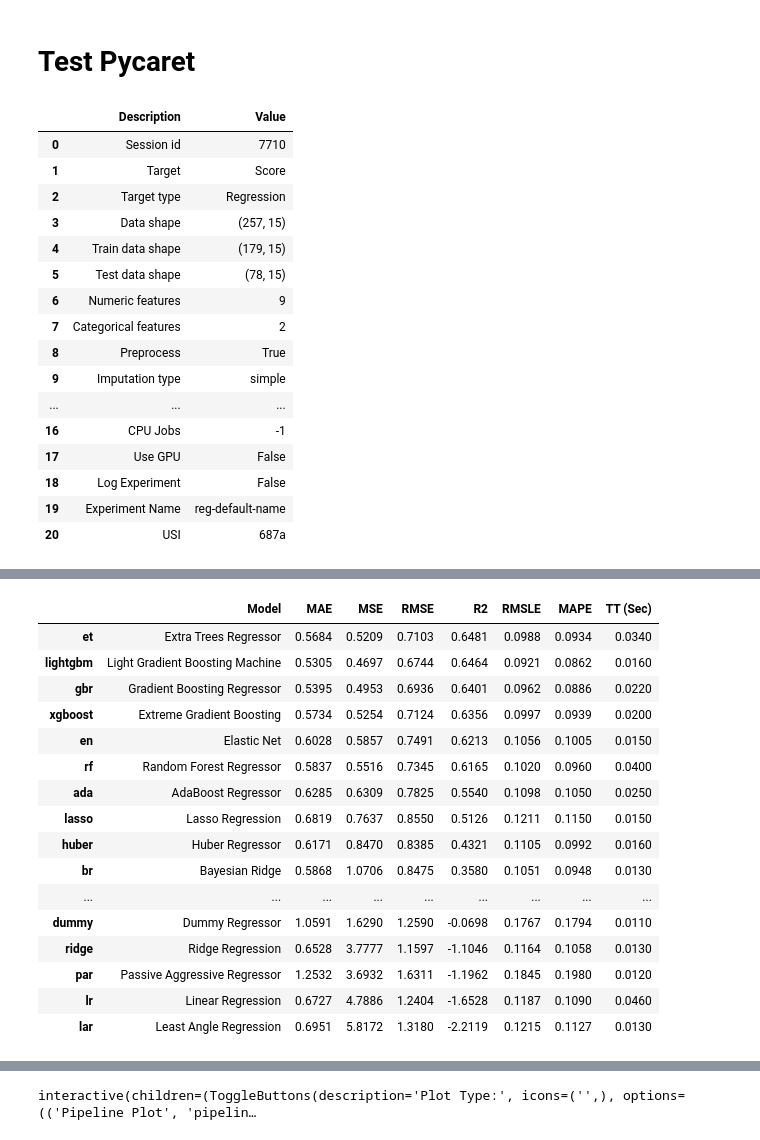
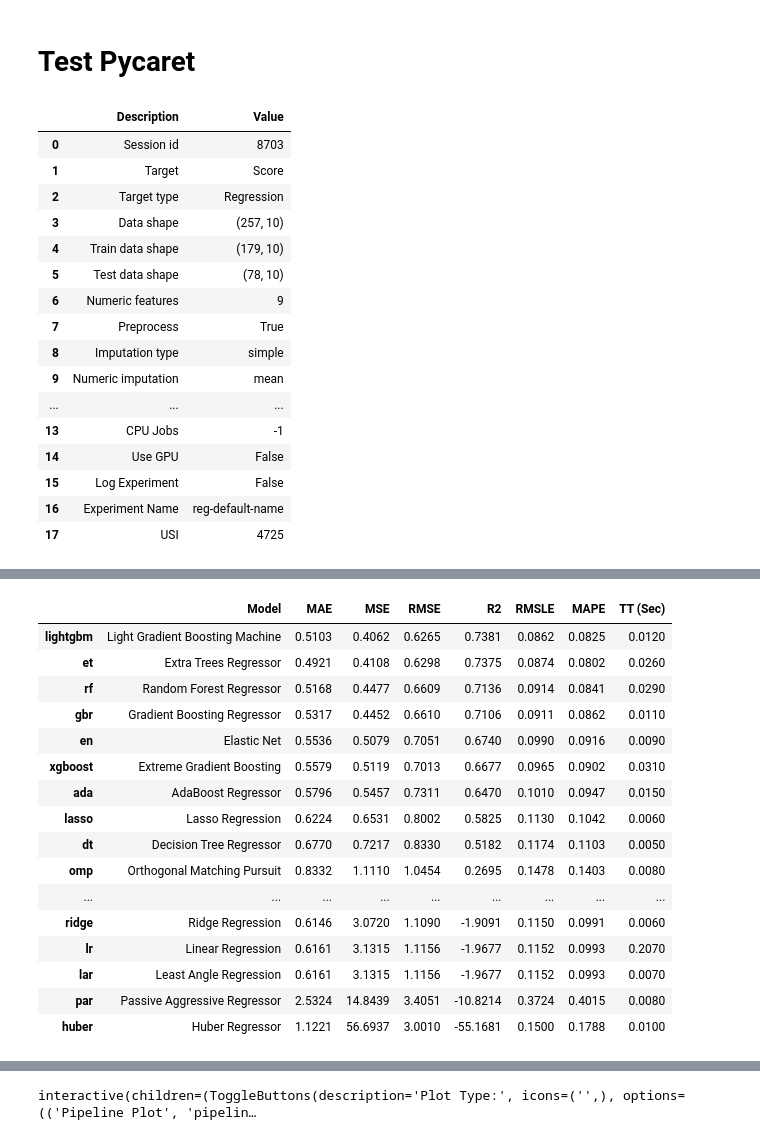
Before and after one commit to Tomlora/league, a Jupyter notebook: opgg_test_pycaret.ipynb, the cells around one changed output, grey strips where cells are left out. Saved outputs shown, nothing was run; the diff lists cells and outputs as text; code cells hidden in the pictures.

```diff
--- a/opgg_test_pycaret.ipynb
+++ b/opgg_test_pycaret.ipynb
@@ -567,44 +567,46 @@ reg.score(x_test, y_test)
 # %%
 from pycaret.regression import *
 
-s = setup(df, target = 'Score', use_gpu=False)
+variables.append('Score')
+
+s = setup(df[variables], target = 'Score', use_gpu=False)
 best = compare_models()
 # %% [output]
 |  | Description | Value |
-| 0 | Session id | 7710 |
+| 0 | Session id | 8703 |
 | 1 | Target | Score |
 | 2 | Target type | Regression |
-| 3 | Data shape | (257, 15) |
-| 4 | Train data shape | (179, 15) |
-| 5 | Test data shape | (78, 15) |
+| 3 | Data shape | (257, 10) |
+| 4 | Train data shape | (179, 10) |
+| 5 | Test data shape | (78, 10) |
 | 6 | Numeric features | 9 |
-| 7 | Categorical features | 2 |
-| 8 | Preprocess | True |
-| 9 | Imputation type | simple |
+| 7 | Preprocess | True |
+| 8 | Imputation type | simple |
+| 9 | Numeric imputation | mean |
 | ... | ... | ... |
-| 16 | CPU Jobs | -1 |
-| 17 | Use GPU | False |
-| 18 | Log Experiment | False |
-| 19 | Experiment Name | reg-default-name |
-| 20 | USI | 687a |
+| 13 | CPU Jobs | -1 |
+| 14 | Use GPU | False |
+| 15 | Log Experiment | False |
+| 16 | Experiment Name | reg-default-name |
+| 17 | USI | 4725 |
 [interactive output not drawn]
 |  | Model | MAE | MSE | RMSE | R2 | RMSLE | MAPE | TT (Sec) |
-| et | Extra Trees Regressor | 0.5684 | 0.5209 | 0.7103 | 0.6481 | 0.0988 | 0.0934 | 0.0340 |
-| lightgbm | Light Gradient Boosting Machine | 0.5305 | 0.4697 | 0.6744 | 0.6464 | 0.0921 | 0.0862 | 0.0160 |
-| gbr | Gradient Boosting Regressor | 0.5395 | 0.4953 | 0.6936 | 0.6401 | 0.0962 | 0.0886 | 0.0220 |
-| xgboost | Extreme Gradient Boosting | 0.5734 | 0.5254 | 0.7124 | 0.6356 | 0.0997 | 0.0939 | 0.0200 |
-| en | Elastic Net | 0.6028 | 0.5857 | 0.7491 | 0.6213 | 0.1056 | 0.1005 | 0.0150 |
-| rf | Random Forest Regressor | 0.5837 | 0.5516 | 0.7345 | 0.6165 | 0.1020 | 0.0960 | 0.0400 |
-| ada | AdaBoost Regressor | 0.6285 | 0.6309 | 0.7825 | 0.5540 | 0.1098 | 0.1050 | 0.0250 |
-| lasso | Lasso Regression | 0.6819 | 0.7637 | 0.8550 | 0.5126 | 0.1211 | 0.1150 | 0.0150 |
-| huber | Huber Regressor | 0.6171 | 0.8470 | 0.8385 | 0.4321 | 0.1105 | 0.0992 | 0.0160 |
-| br | Bayesian Ridge | 0.5868 | 1.0706 | 0.8475 | 0.3580 | 0.1051 | 0.0948 | 0.0130 |
+| lightgbm | Light Gradient Boosting Machine | 0.5103 | 0.4062 | 0.6265 | 0.7381 | 0.0862 | 0.0825 | 0.0120 |
+| et | Extra Trees Regressor | 0.4921 | 0.4108 | 0.6298 | 0.7375 | 0.0874 | 0.0802 | 0.0260 |
+| rf | Random Forest Regressor | 0.5168 | 0.4477 | 0.6609 | 0.7136 | 0.0914 | 0.0841 | 0.0290 |
+| gbr | Gradient Boosting Regressor | 0.5317 | 0.4452 | 0.6610 | 0.7106 | 0.0911 | 0.0862 | 0.0110 |
+| en | Elastic Net | 0.5536 | 0.5079 | 0.7051 | 0.6740 | 0.0990 | 0.0916 | 0.0090 |
+| xgboost | Extreme Gradient Boosting | 0.5579 | 0.5119 | 0.7013 | 0.6677 | 0.0965 | 0.0902 | 0.0310 |
+| ada | AdaBoost Regressor | 0.5796 | 0.5457 | 0.7311 | 0.6470 | 0.1010 | 0.0947 | 0.0150 |
+| lasso | Lasso Regression | 0.6224 | 0.6531 | 0.8002 | 0.5825 | 0.1130 | 0.1042 | 0.0060 |
+| dt | Decision Tree Regressor | 0.6770 | 0.7217 | 0.8330 | 0.5182 | 0.1174 | 0.1103 | 0.0050 |
+| omp | Orthogonal Matching Pursuit | 0.8332 | 1.1110 | 1.0454 | 0.2695 | 0.1478 | 0.1403 | 0.0080 |
 | ... | ... | ... | ... | ... | ... | ... | ... | ... |
-| dummy | Dummy Regressor | 1.0591 | 1.6290 | 1.2590 | -0.0698 | 0.1767 | 0.1794 | 0.0110 |
-| ridge | Ridge Regression | 0.6528 | 3.7777 | 1.1597 | -1.1046 | 0.1164 | 0.1058 | 0.0130 |
-| par | Passive Aggressive Regressor | 1.2532 | 3.6932 | 1.6311 | -1.1962 | 0.1845 | 0.1980 | 0.0120 |
-| lr | Linear Regression | 0.6727 | 4.7886 | 1.2404 | -1.6528 | 0.1187 | 0.1090 | 0.0460 |
-| lar | Least Angle Regression | 0.6951 | 5.8172 | 1.3180 | -2.2119 | 0.1215 | 0.1127 | 0.0130 |
+| ridge | Ridge Regression | 0.6146 | 3.0720 | 1.1090 | -1.9091 | 0.1150 | 0.0991 | 0.0060 |
+| lr | Linear Regression | 0.6161 | 3.1315 | 1.1156 | -1.9677 | 0.1152 | 0.0993 | 0.2070 |
+| lar | Least Angle Regression | 0.6161 | 3.1315 | 1.1156 | -1.9677 | 0.1152 | 0.0993 | 0.0070 |
+| par | Passive Aggressive Regressor | 2.5324 | 14.8439 | 3.4051 | -10.8214 | 0.3724 | 0.4015 | 0.0080 |
+| huber | Huber Regressor | 1.1221 | 56.6937 | 3.0010 | -55.1681 | 0.1500 | 0.1788 | 0.0100 |
 # %%
 print(best)
 # %% [output]
```
Also changed, not shown: parts of 11 cells of this notebook.
